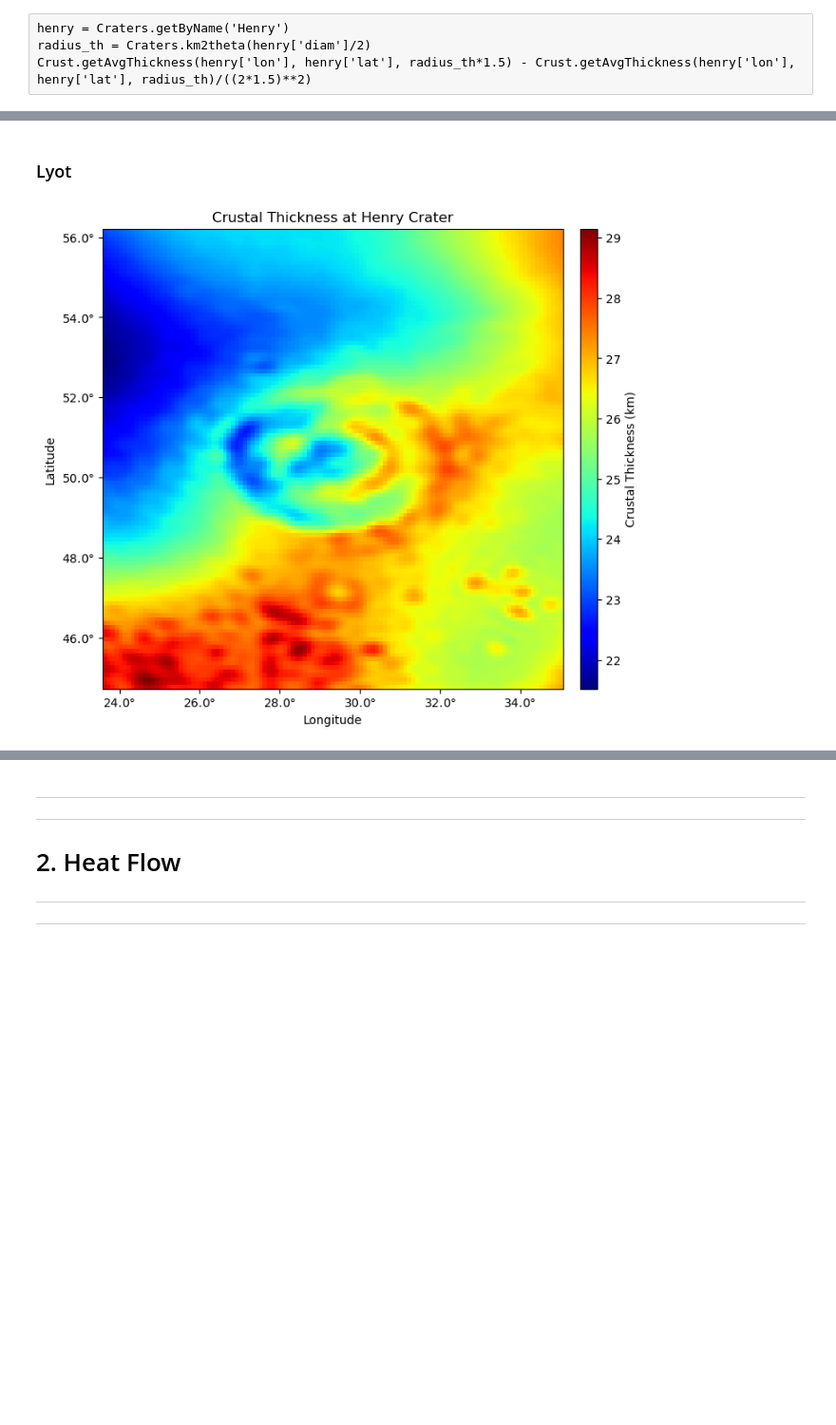
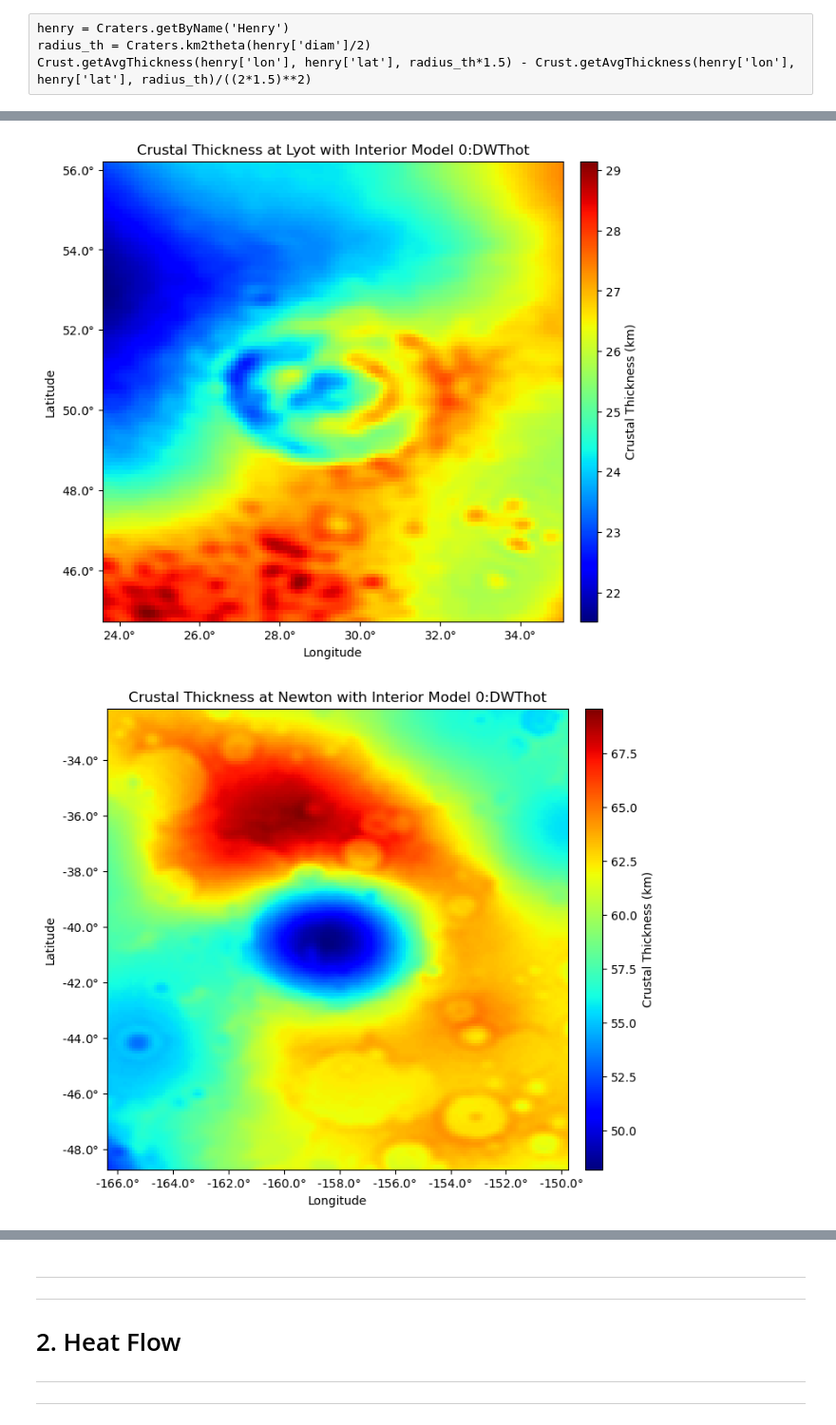
Before and after one commit to Humboldt-Penguin/Mars-Magnetics-Research, a Jupyter notebook: code/05_mag_src_map/src/main/summary.ipynb, the cells around one changed output, grey strips where cells are left out. Shown at 95% size. Drawn from its saved outputs; the diff is of its cells as text; code cells hidden in the pictures; blank space fills up the shorter version.

```diff
--- a/code/05_mag_src_map/src/main/summary.ipynb
+++ b/code/05_mag_src_map/src/main/summary.ipynb
@@ -68,7 +67,7 @@ Crust = zerisk.Crust.Crust()
 path__datahome = utils.getPath('current','..','data','1_raw')
 Crust.downloadData(path__datahome, overwrite=False, verbose=True)
 
-Crust.loadData(spacing=0.1)
+Crust.loadData(ref_interior_model_int=0)
 # %% [output]
 Data folder already exists at
 c:\Users\Eris\Documents\sync_local\01_Research\Mars_Magnetics\code\05_mag_src_map\src\data\1_raw\crustal_thickness.
@@ -110,6 +109,14 @@ fig = plt.figure(figsize=(12,10))
 ax = plt.axes()
 im = ax.imshow(dat[::-1], cmap='jet', extent=[clon_left, clon_right, lat_bottom, lat_top])
 
+ax.set_title(f'Global Crustal Thickness with Interior Model {Crust.getRefInteriorModelName_int()}:{Crust.getRefInteriorModelName_str()}')
+ax.set_xlabel('Longitude')
+ax.set_ylabel('Latitude')
+
+ax.xaxis.set_major_formatter('{x}$\degree$')
+ax.yaxis.set_major_formatter('{x}$\degree$')
+
 cax = fig.add_axes([ax.get_position().x1+0.02,ax.get_position().y0,0.02,ax.get_position().height])
-plt.colorbar(im, cax=cax)
+cbar = plt.colorbar(im, cax=cax)
+cbar.set_label('Crustal Thickness [km]',y=0.5)
 # %% [output]
@@ -197,10 +276,11 @@ Crust.getAvgThickness(henry['lon'], henry['lat'], radius_th*1.5) - Crust.getAvgT
-# %% [markdown]
-### Lyot
 # %%
-crater_name = 'Lyot'
+craters = ['Lyot', 'Newton', 'Tikhonravov', 'Gusev']
+
 scaling = 3
 spacing = 0.1
 
-plotCrater(crater_name, scaling, spacing)
+for crater_name in craters:
+    plot_craterCrustalThickness_2D(crater_name, scaling, spacing)
 # %% [output]
-[figure, old version]
+[figure, new version]
+[figure, added]
```
Also changed, not shown: parts of 17 cells of this notebook, 5 other files.
